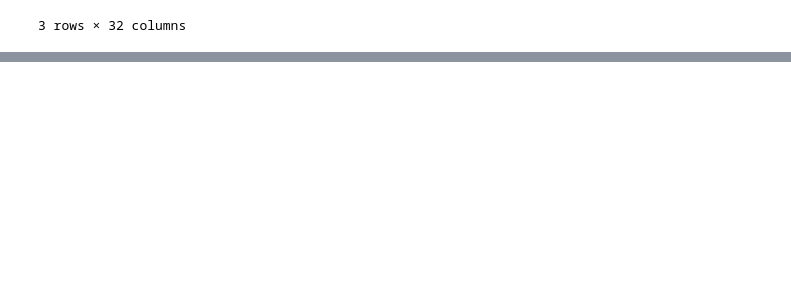
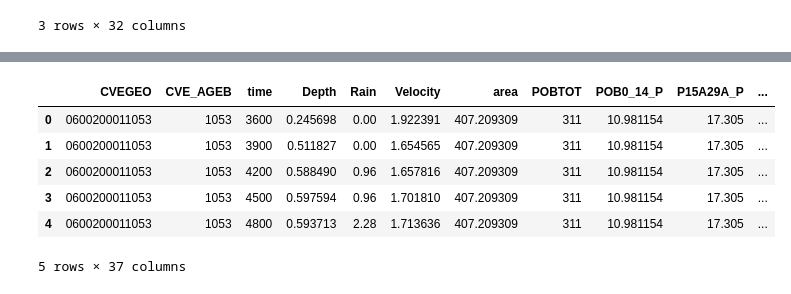
Before and after one commit to pcorner10/prep_2023, a Jupyter notebook: model.ipynb, the cells around one changed output, grey strips where cells are left out. Drawn from its saved outputs; the diff is of its cells as text; code cells hidden in the pictures; blank space fills up the shorter version.

```diff
--- a/model.ipynb
+++ b/model.ipynb
@@ -433,0 +504,3 @@ X_new
+# %%
+agebs_proceso.drop(columns=["CVE_ENT","CVE_MUN","CVE_LOC","CVE_AGEB"], inplace=True)
+agebs_proceso.head()
@@ -433,0 +514,11 @@ X_new
+# %%
+df_proceso2 = gpd.GeoDataFrame(df_proceso.merge(agebs_proceso, on="CVEGEO"))
+df_proceso2.head()
+# %% [output]
+|  | CVEGEO | CVE_AGEB | time | Depth | Rain | Velocity | area | POBTOT | POB0_14_P | P15A29A_P | ... |
+| 0 | 0600200011053 | 1053 | 3600 | 0.245698 | 0.00 | 1.922391 | 407.209309 | 311 | 10.981154 | 17.305 | ... |
+| 1 | 0600200011053 | 1053 | 3900 | 0.511827 | 0.00 | 1.654565 | 407.209309 | 311 | 10.981154 | 17.305 | ... |
+| 2 | 0600200011053 | 1053 | 4200 | 0.588490 | 0.96 | 1.657816 | 407.209309 | 311 | 10.981154 | 17.305 | ... |
+| 3 | 0600200011053 | 1053 | 4500 | 0.597594 | 0.96 | 1.701810 | 407.209309 | 311 | 10.981154 | 17.305 | ... |
+| 4 | 0600200011053 | 1053 | 4800 | 0.593713 | 2.28 | 1.713636 | 407.209309 | 311 | 10.981154 | 17.305 | ... |
+5 rows × 37 columns
```
Also changed, not shown: parts of 18 cells of this notebook, 2 other files.
